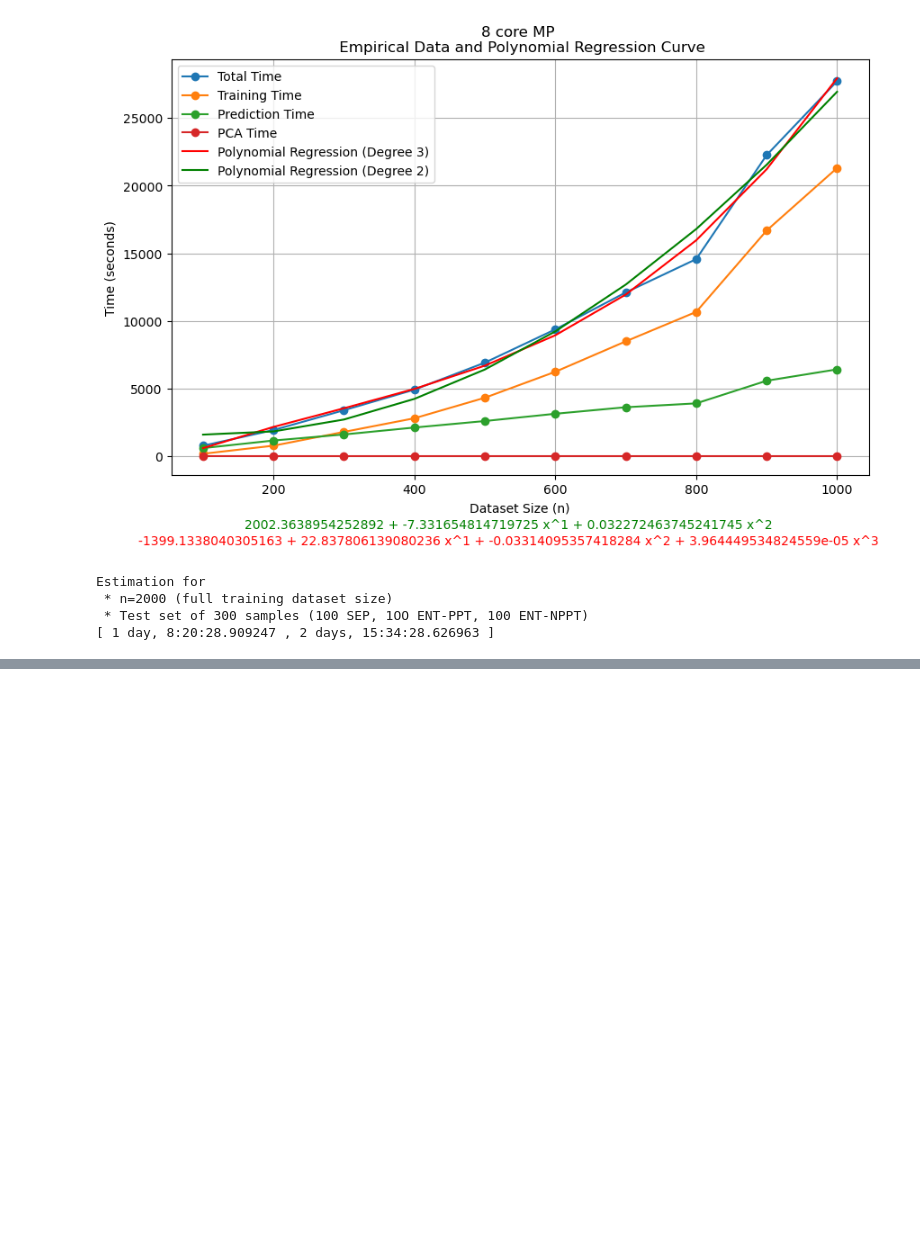
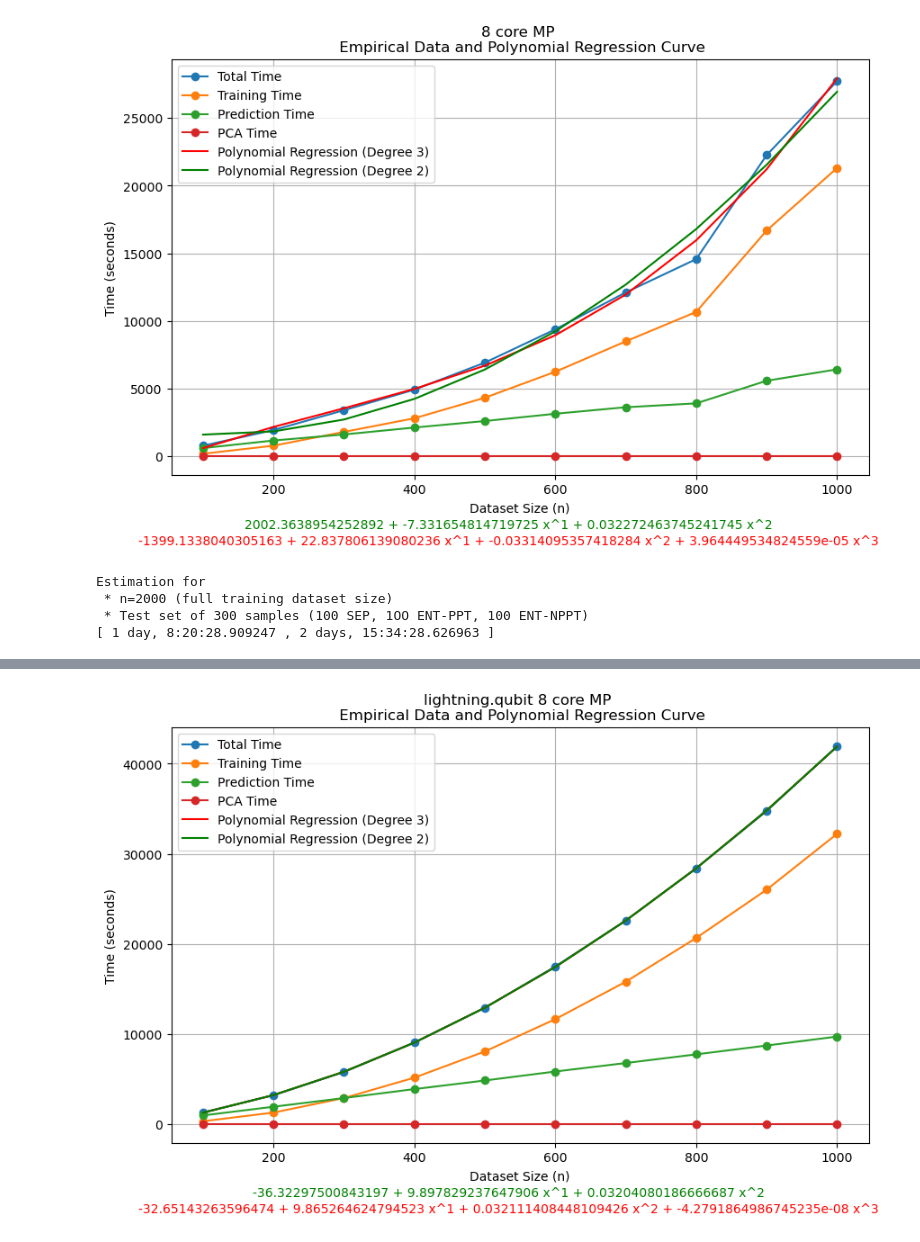
Before and after one commit to anamarsabi/QML-Research, a Jupyter notebook: efficiency_study.ipynb, the cells around one changed output, grey strips where cells are left out. Drawn from its saved outputs; the diff is of its cells as text; code cells hidden in the pictures; blank space fills up the shorter version.

Commit message:
new results of complexity study run on metis

```diff
--- a/efficiency_study.ipynb
+++ b/efficiency_study.ipynb
@@ -499,0 +510,6 @@ Estimation for
+# %%
+results=pd.read_csv("./results/efficiency_results_8mp_last.csv")
+print(results)
+ex_time=np.sum(results['total_time'])
+print(ex_time)
+print(str(datetime.timedelta(seconds=ex_time)))
@@ -499,0 +530,84 @@ Estimation for
+# %%
+from sklearn.preprocessing import PolynomialFeatures
+from sklearn.linear_model import LinearRegression
+from sklearn.metrics import r2_score
+
+# Plotting
+plt.figure(figsize=(10, 6))
+
+# Plot total times
+plt.plot(results['size'], results['total_time'], label='Total Time', marker='o')
+plt.plot(results['size'], results['training_time'], label='Training Time', marker='o')
+plt.plot(results['size'], results['prediction_time'], label='Prediction Time', marker='o')
+plt.plot(results['size'], results['pca_time'], label='PCA Time', marker='o')
+
+# Polynomial regression degree
+degree = 3
+
+# Transform input data to polynomial features
+poly_features = PolynomialFeatures(degree=degree)
+sizes=np.array(results['size'])
+X_poly = poly_features.fit_transform(sizes.reshape(-1, 1))
+
+# Fit polynomial regression model
+model_3 = LinearRegression()
+model_3.fit(X_poly, results['total_time'])
+
+# Predict execution times for input sizes
+y_pred_3 = model_3.predict(X_poly)
+
+# Plot fitted curve
+plt.plot(results['size'], y_pred_3, color='red', label='Polynomial Regression (Degree {})'.format(degree))
+
+# Polynomial regression degree
+degree = 2
+
+# Transform input data to polynomial features
+poly_features = PolynomialFeatures(degree=degree)
+sizes=np.array(results['size'])
+X_poly = poly_features.fit_transform(sizes.reshape(-1, 1))
+
+# Fit polynomial regression model
+model_2 = LinearRegression()
+model_2.fit(X_poly, results['total_time'])
+
+# Predict execution times for input sizes
+y_pred_2 = model_2.predict(X_poly)
+
+# Plot fitted curve
+plt.plot(results['size'], y_pred_2, color='green', label='Polynomial Regression (Degree {})'.format(degree))
+
+
+#display regression coefficients and R-squared value of model degree 3
+i=1
+poly_3=str(model_3.intercept_)
+for c in model_3.coef_[1:]:
+    poly_3 += ' + '+str(c)+' x^'+str(i)
+    i+=1
+print(poly_3)
+print('R-squared: ', r2_score(results['total_time'], y_pred_3))
+
+
+#display regression coefficients and R-squared value of model degree 2
+i=1
+poly_2=str(model_2.intercept_)
+for c in model_2.coef_[1:]:
+    poly_2 += ' + '+str(c)+' x^'+str(i)
+    i+=1
+print(poly_2)
+print('R-squared: ', r2_score(results['total_time'], y_pred_2))
+
+plt.figtext(0.5, 0.03, poly_2, fontsize = 10, wrap=True,
+            horizontalalignment='center', verticalalignment='top',
+            color='green')
+plt.figtext(0.5, 0, poly_3, fontsize = 10, wrap=True,
+            horizontalalignment='center', verticalalignment='top',
+            color='red')
+
+plt.xlabel('Dataset Size (n)')
+plt.ylabel('Time (seconds)')
+plt.title('lightning.qubit 8 core MP \n Empirical Data and Polynomial Regression Curve')
+plt.legend()
+plt.grid(True)
+plt.show()
+# %% [output]
@@ -499,0 +618 @@ Estimation for
+[figure, added]
```
Also changed, not shown: parts of 16 cells of this notebook, 3 other files.
